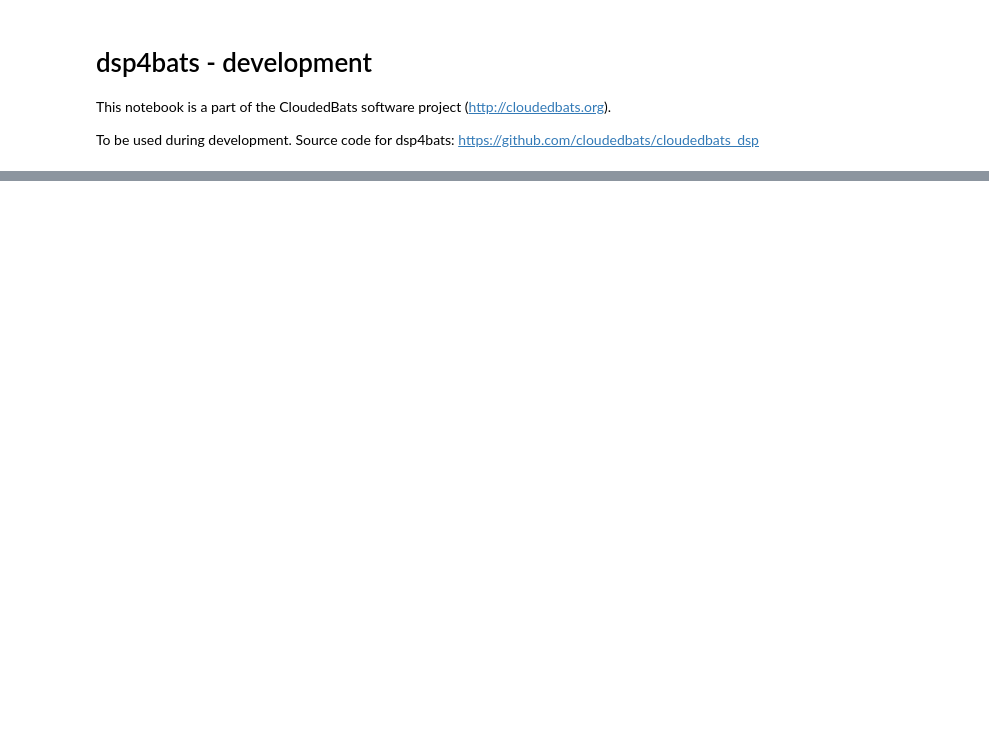
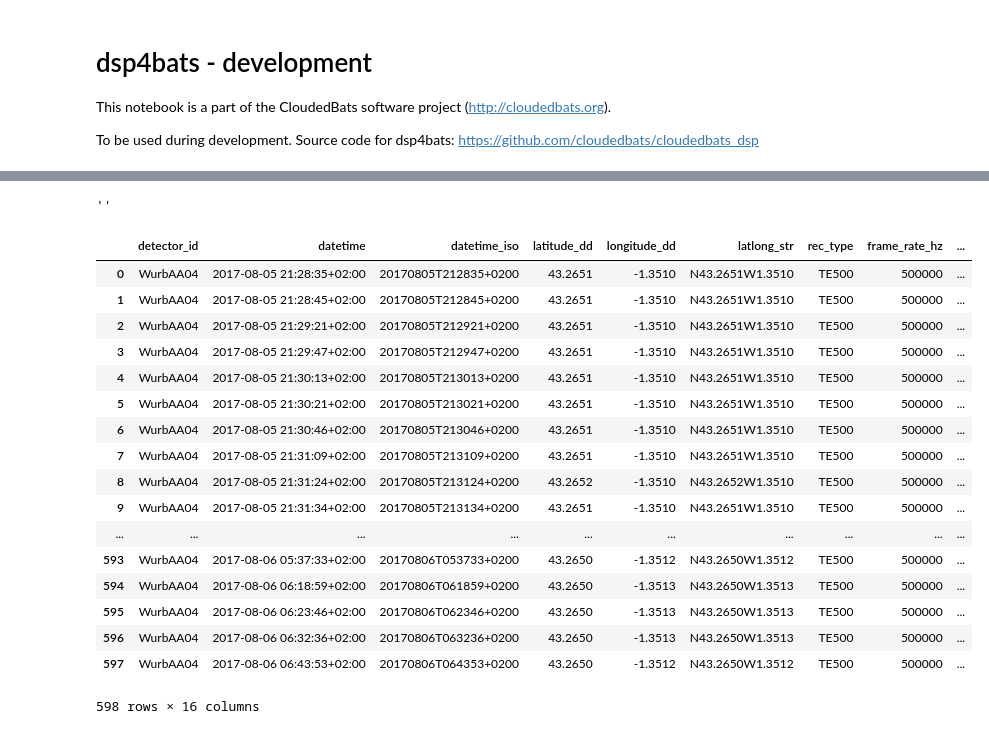
Before and after one commit to cloudedbats/cloudedbats_dsp, a Jupyter notebook: notebooks/notebook_dsp4bats_develop.ipynb, the cells around one changed output, grey strips where cells are left out. Drawn from its saved outputs; the diff is of its cells as text; code cells hidden in the pictures; blank space fills up the shorter version.

```diff
--- a/notebooks/notebook_dsp4bats_develop.ipynb
+++ b/notebooks/notebook_dsp4bats_develop.ipynb
@@ -23,6 +25,16 @@ sys.path.append(path)
 import pandas as pd
 import numpy as np
 import dsp4bats
+# %%
+# tkinter used for open file/dir dialogs.
+import tkinter
+import tkinter.filedialog
+root = tkinter.Tk()
+root.withdraw()
+#file_path = filedialog.askopenfilename()
+#dir_path = tkinter.filedialog.askdirectory()
+# %% [output]
+''
 # %%
 file_mgr = dsp4bats.SoundFileManager()
 # %%
@@ -31,0 +43,22 @@ file_mgr._soundfiles_df
+# %%
+files_df = file_mgr._soundfiles_df
+files_df
+# %% [output]
+|  | detector_id | datetime | datetime_iso | latitude_dd | longitude_dd | latlong_str | rec_type | frame_rate_hz | ... |
+| 0 | WurbAA04 | 2017-08-05 21:28:35+02:00 | 20170805T212835+0200 | 43.2651 | -1.3510 | N43.2651W1.3510 | TE500 | 500000 | ... |
+| 1 | WurbAA04 | 2017-08-05 21:28:45+02:00 | 20170805T212845+0200 | 43.2651 | -1.3510 | N43.2651W1.3510 | TE500 | 500000 | ... |
+| 2 | WurbAA04 | 2017-08-05 21:29:21+02:00 | 20170805T212921+0200 | 43.2651 | -1.3510 | N43.2651W1.3510 | TE500 | 500000 | ... |
+| 3 | WurbAA04 | 2017-08-05 21:29:47+02:00 | 20170805T212947+0200 | 43.2651 | -1.3510 | N43.2651W1.3510 | TE500 | 500000 | ... |
+| 4 | WurbAA04 | 2017-08-05 21:30:13+02:00 | 20170805T213013+0200 | 43.2651 | -1.3510 | N43.2651W1.3510 | TE500 | 500000 | ... |
+| 5 | WurbAA04 | 2017-08-05 21:30:21+02:00 | 20170805T213021+0200 | 43.2651 | -1.3510 | N43.2651W1.3510 | TE500 | 500000 | ... |
+| 6 | WurbAA04 | 2017-08-05 21:30:46+02:00 | 20170805T213046+0200 | 43.2651 | -1.3510 | N43.2651W1.3510 | TE500 | 500000 | ... |
+| 7 | WurbAA04 | 2017-08-05 21:31:09+02:00 | 20170805T213109+0200 | 43.2651 | -1.3510 | N43.2651W1.3510 | TE500 | 500000 | ... |
+| 8 | WurbAA04 | 2017-08-05 21:31:24+02:00 | 20170805T213124+0200 | 43.2652 | -1.3510 | N43.2652W1.3510 | TE500 | 500000 | ... |
+| 9 | WurbAA04 | 2017-08-05 21:31:34+02:00 | 20170805T213134+0200 | 43.2651 | -1.3510 | N43.2651W1.3510 | TE500 | 500000 | ... |
+| ... | ... | ... | ... | ... | ... | ... | ... | ... | ... |
+| 593 | WurbAA04 | 2017-08-06 05:37:33+02:00 | 20170806T053733+0200 | 43.2650 | -1.3512 | N43.2650W1.3512 | TE500 | 500000 | ... |
+| 594 | WurbAA04 | 2017-08-06 06:18:59+02:00 | 20170806T061859+0200 | 43.2650 | -1.3513 | N43.2650W1.3513 | TE500 | 500000 | ... |
+| 595 | WurbAA04 | 2017-08-06 06:23:46+02:00 | 20170806T062346+0200 | 43.2650 | -1.3513 | N43.2650W1.3513 | TE500 | 500000 | ... |
+| 596 | WurbAA04 | 2017-08-06 06:32:36+02:00 | 20170806T063236+0200 | 43.2650 | -1.3513 | N43.2650W1.3513 | TE500 | 500000 | ... |
+| 597 | WurbAA04 | 2017-08-06 06:43:53+02:00 | 20170806T064353+0200 | 43.2650 | -1.3512 | N43.2650W1.3512 | TE500 | 500000 | ... |
+598 rows × 16 columns
```
Also changed, not shown: parts of 6 cells of this notebook, 3 other files.
